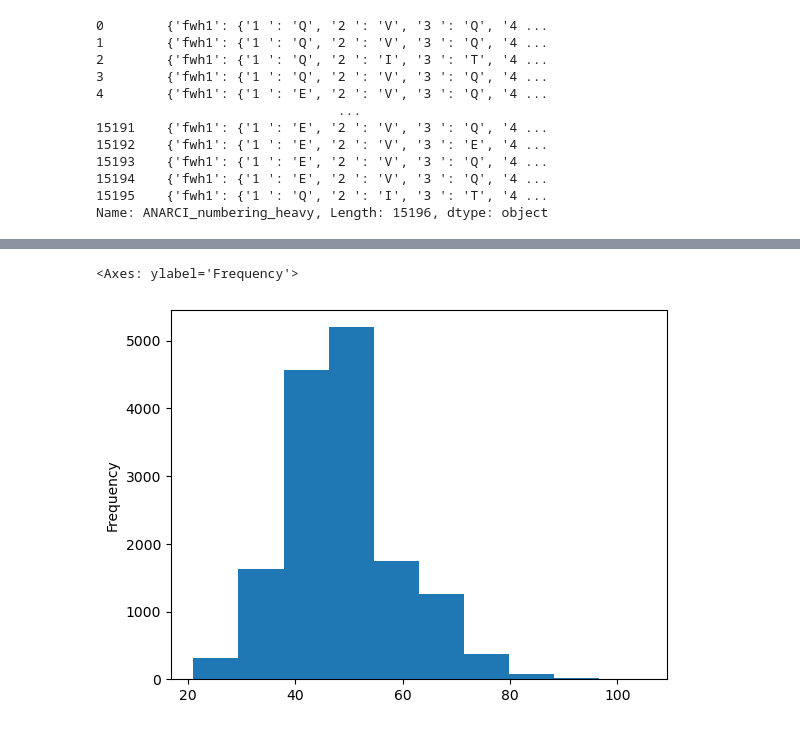
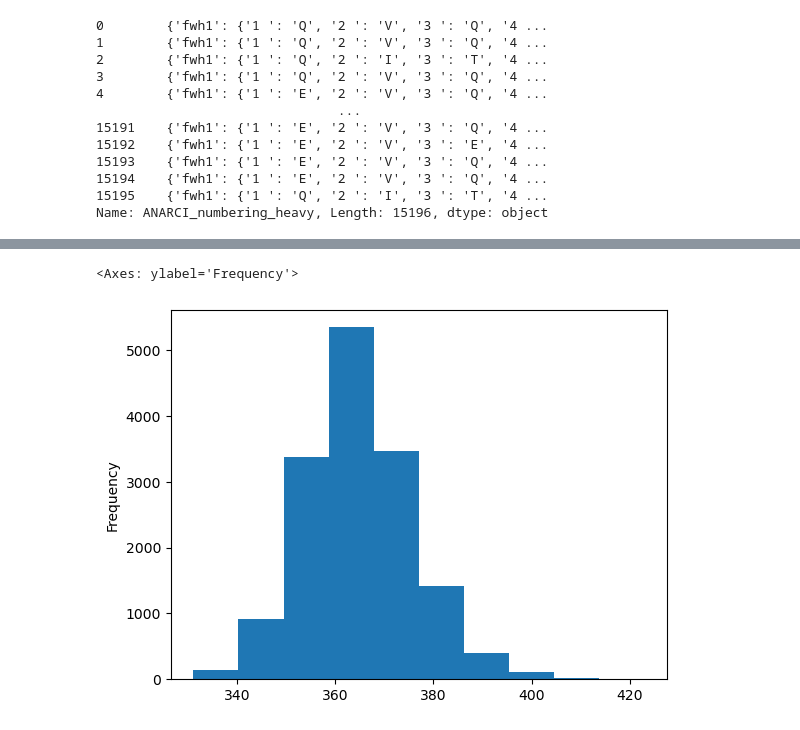
Before and after one commit to sridhara-omics/OAS_wrapper, a Jupyter notebook: OAS_testing.ipynb, the cells around one changed output, grey strips where cells are left out. Drawn from its saved outputs; the diff is of its cells as text; code cells hidden in the pictures.

```diff
--- a/OAS_testing.ipynb
+++ b/OAS_testing.ipynb
@@ -90,8 +90,10 @@ test_data.info
 15195                                |||||
 
 [15196 rows x 198 columns]>
+# %%
+test_data["seq_alignment_len"] = test_data["sequence_alignment_heavy"].str.len()
 # %%
-test_data["junction_length_heavy"].plot.hist()
+test_data["seq_alignment_len"].plot.hist()
 # %% [output]
 <Axes: ylabel='Frequency'>
-[figure, old version]
+[figure, new version]
```
Also changed, not shown: parts of 1 cell of this notebook, 3 other files.
